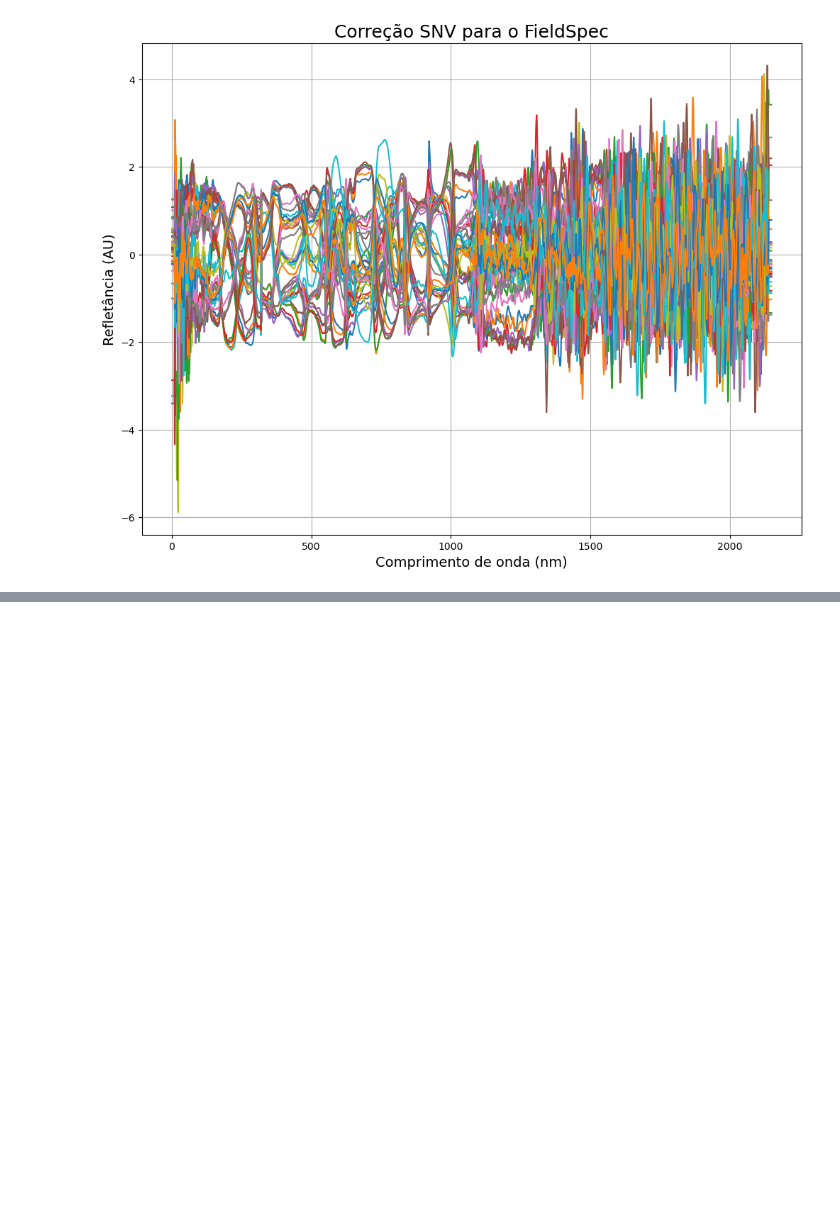
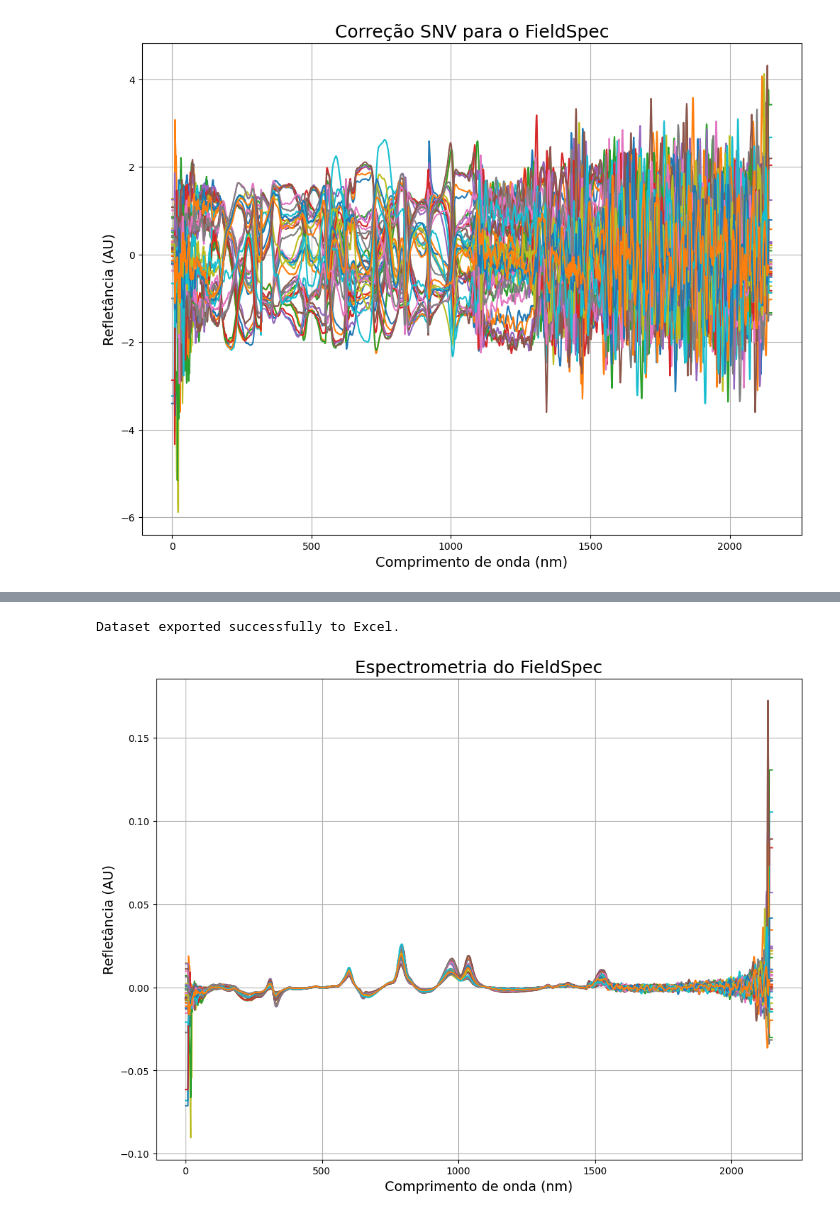
Before and after one commit to xndrxssx/field_spec_data_tests, a Jupyter notebook: field_spec_tanques_fermentacao.ipynb, the cells around one changed output, grey strips where cells are left out. Cells and saved outputs as stored; diff of their text form; code cells hidden in the pictures; blank space fills up the shorter version.

```diff
--- a/field_spec_tanques_fermentacao.ipynb
+++ b/field_spec_tanques_fermentacao.ipynb
@@ -206,0 +328,14 @@ plt.show()
+# %%
+# Criando um DataFrame a partir dos dados contidos em X2
+df = pd.DataFrame(X2)
+
+# Nome do arquivo Excel a ser exportado
+filename = 'dataset_derivada_ordem_1.xlsx'
+
+# Exportando o DataFrame para um arquivo Excel, excluindo o índice das linhas
+df.to_excel(filename, index=False)
+
+# Imprimindo uma mensagem indicando que o conjunto de dados foi exportado com sucesso para o Excel
+print("Dataset exported successfully to Excel.")
+# %% [output]
+Dataset exported successfully to Excel.
@@ -206,0 +351,29 @@ plt.show()
+# %%
+# Obtém os rótulos das colunas do DataFrame data_msc_fs e converte para um array NumPy
+x_axis_fs = data_msc_fs.columns.to_numpy()
+
+# Converte os valores do array para o tipo int64
+x_axis_fs = x_axis_fs.astype('int64')
+# %%
+# Define o tamanho da figura como 12x9 polegadas
+plt.figure(figsize=(12,9))
+
+# Plota os dados contidos no DataFrame df em relação aos valores do eixo x x_axis_fs
+plt.plot(x_axis_fs, df.T)
+
+# Define o rótulo do eixo x como "Comprimento de onda (nm)" com tamanho de fonte 14
+plt.xlabel("Comprimento de onda (nm)", size=14)
+
+# Define o rótulo do eixo y como "Refletância (AU)" com tamanho de fonte 14
+plt.ylabel("Refletância (AU)", size=14)
+
+# Define o título do gráfico como "Espectrometria do FieldSpec" com tamanho de fonte 18
+plt.title("Espectrometria do FieldSpec", size=18)
+
+# Ativa a grade no gráfico
+plt.grid("on")
+
+# Exibe o gráfico
+plt.show()
+# %% [output]
+[figure, added]
```
Also changed, not shown: parts of 33 cells of this notebook, 3 other files.
